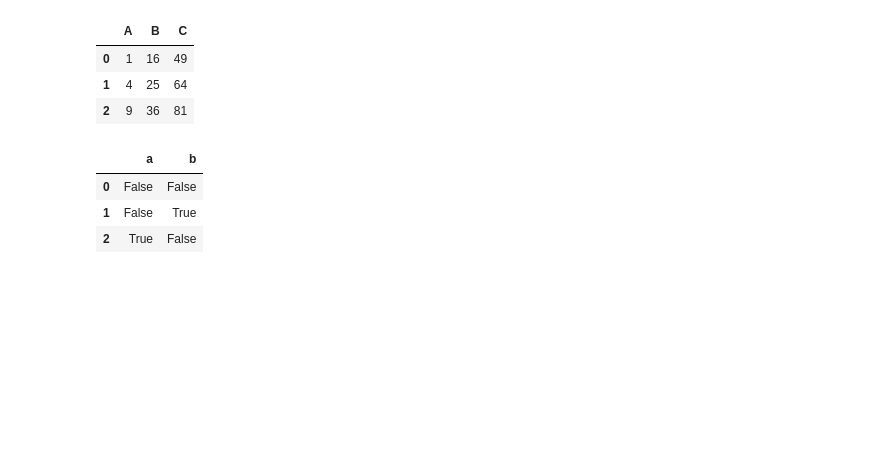
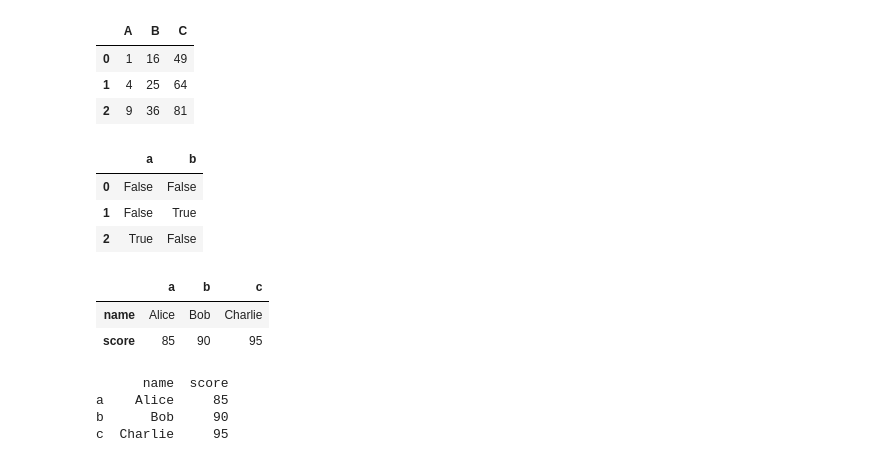
Before and after one commit to srikanthravipati27/ml, a Jupyter notebook: l_pandas.ipynb, the cells around one changed output. Saved outputs shown, nothing was run; the diff lists cells and outputs as text; code cells hidden in the pictures; blank space fills up the shorter version.

```diff
--- a/l_pandas.ipynb
+++ b/l_pandas.ipynb
@@ -192,15 +192,15 @@ k
 # %%
 #indexing and selecting
 
-df = pd.DataFrame({
+d = pd.DataFrame({
     'name': ['Alice', 'Bob', 'Charlie'],
     'score': [85, 90, 95]
 }, index=['a', 'b', 'c'])
-print(df['name'])       # Select column → Series
-print(df.loc['b'])        # Select row by label → Series
-print(df.iloc[1])         # Select row by position → Series
-print(df[0:2])            # Slice rows → DataFrame
-print(df[df['score'] > 85])  # Boolean index → DataFrame
+print(d['name'])       # Select column → Series
+print(d.loc['b'])        # Select row by label → Series
+print(d.iloc[1])         # Select row by position → Series
+print(d[0:2])            # Slice rows → DataFrame
+print(d[d['score'] > 85])  # Boolean index → DataFrame
 # %% [output]
 a      Alice
 b        Bob
@@ -270,3 +270,16 @@ df1 & df2
 | 0 | False | False |
 | 1 | False | True |
 | 2 | True | False |
+# %%
+d.T
+# %% [output]
+|  | a | b | c |
+| name | Alice | Bob | Charlie |
+| score | 85 | 90 | 95 |
+# %%
+print(d.to_string())
+# %% [output]
+      name  score
+a    Alice     85
+b      Bob     90
+c  Charlie     95
```
Also changed, not shown: parts of 3 cells of this notebook.
